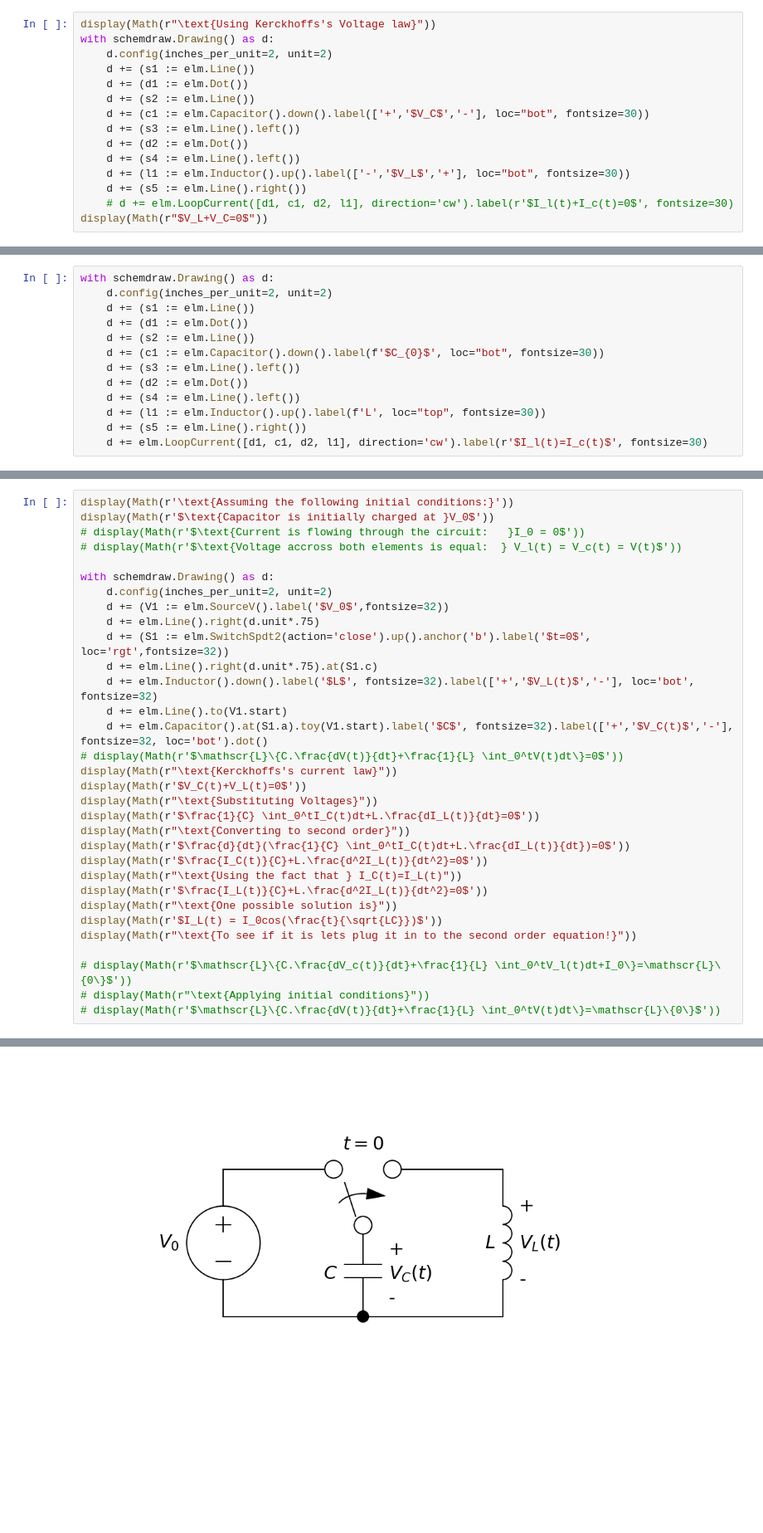
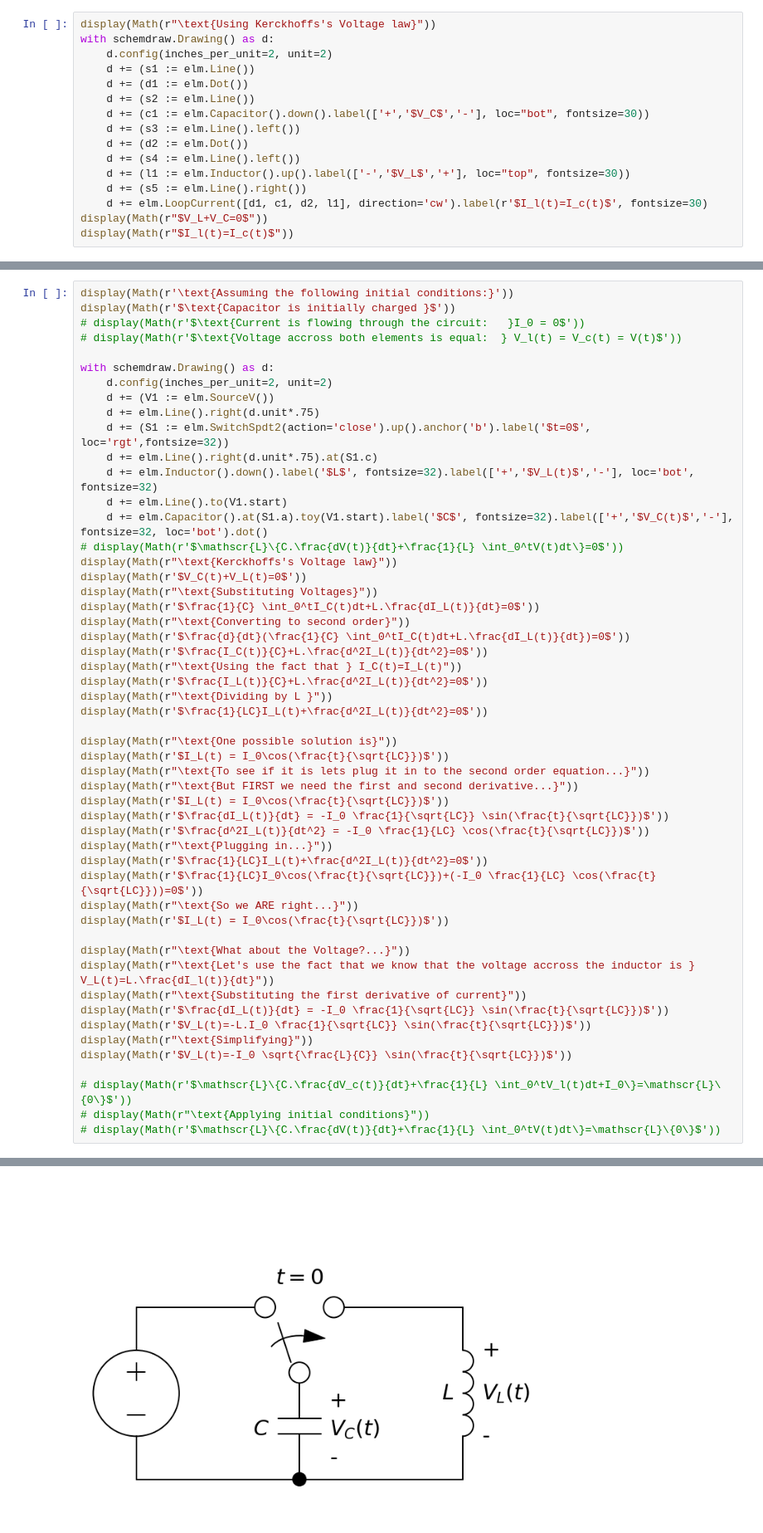
Before and after one commit to Sultan-Miscellaneous/LC_Interactive, a Jupyter notebook: LC_interactive.ipynb, the cells around one changed output, grey strips where cells are left out. Shown at 83% size. Saved outputs shown, nothing was run; the diff lists cells and outputs as text; blank space fills up the shorter version.

```diff
--- a/LC_interactive.ipynb
+++ b/LC_interactive.ipynb
@@ -119,9 +119,10 @@ with schemdraw.Drawing() as d:
     d += (s3 := elm.Line().left())
     d += (d2 := elm.Dot())
     d += (s4 := elm.Line().left())
-    d += (l1 := elm.Inductor().up().label(['-','$V_L$','+'], loc="bot", fontsize=30))
+    d += (l1 := elm.Inductor().up().label(['-','$V_L$','+'], loc="top", fontsize=30))
     d += (s5 := elm.Line().right())
-    # d += elm.LoopCurrent([d1, c1, d2, l1], direction='cw').label(r'$I_l(t)+I_c(t)=0$', fontsize=30)
+    d += elm.LoopCurrent([d1, c1, d2, l1], direction='cw').label(r'$I_l(t)=I_c(t)$', fontsize=30)
 display(Math(r"$V_L+V_C=0$"))
+display(Math(r"$I_l(t)=I_c(t)$"))
 # %% [output]
 $\displaystyle \text{Using Kerckhoffs's Voltage law}$
@@ -145,16 +147,3 @@ $\displaystyle V_L+V_C=0$
 #     d += (l1 := elm.Inductor().up().label(f'L', loc="top", fontsize=30))
 #     d += (s5 := elm.Line().right())
 #     # d += elm.LoopCurrent([d1, c1, d2, l1], direction='cw').label('$I(t)$', fontsize=30)
-# %%
-with schemdraw.Drawing() as d:
-    d.config(inches_per_unit=2, unit=2)
-    d += (s1 := elm.Line())
-    d += (d1 := elm.Dot())
-    d += (s2 := elm.Line())
-    d += (c1 := elm.Capacitor().down().label(f'$C_{0}$', loc="bot", fontsize=30))
-    d += (s3 := elm.Line().left())
-    d += (d2 := elm.Dot())
-    d += (s4 := elm.Line().left())
-    d += (l1 := elm.Inductor().up().label(f'L', loc="top", fontsize=30))
-    d += (s5 := elm.Line().right())
-    d += elm.LoopCurrent([d1, c1, d2, l1], direction='cw').label(r'$I_l(t)=I_c(t)$', fontsize=30)
@@ -163,12 +150,12 @@ with schemdraw.Drawing() as d:
 # %%
 display(Math(r'\text{Assuming the following initial conditions:}'))
-display(Math(r'$\text{Capacitor is initially charged at }V_0$'))
+display(Math(r'$\text{Capacitor is initially charged }$'))
 # display(Math(r'$\text{Current is flowing through the circuit:   }I_0 = 0$'))
 # display(Math(r'$\text{Voltage accross both elements is equal:  } V_l(t) = V_c(t) = V(t)$'))
 
 with schemdraw.Drawing() as d:
     d.config(inches_per_unit=2, unit=2)
-    d += (V1 := elm.SourceV().label('$V_0$',fontsize=32))
+    d += (V1 := elm.SourceV())
     d += elm.Line().right(d.unit*.75)
     d += (S1 := elm.SwitchSpdt2(action='close').up().anchor('b').label('$t=0$', loc='rgt',fontsize=32))
     d += elm.Line().right(d.unit*.75).at(S1.c)
@@ -176,7 +163,7 @@ with schemdraw.Drawing() as d:
     d += elm.Line().to(V1.start)
     d += elm.Capacitor().at(S1.a).toy(V1.start).label('$C$', fontsize=32).label(['+','$V_C(t)$','-'], fontsize=32, loc='bot').dot()
 # display(Math(r'$\mathscr{L}\{C.\frac{dV(t)}{dt}+\frac{1}{L} \int_0^tV(t)dt\}=0$'))
-display(Math(r"\text{Kerckhoffs's current law}"))
+display(Math(r"\text{Kerckhoffs's Voltage law}"))
 display(Math(r'$V_C(t)+V_L(t)=0$'))
 display(Math(r"\text{Substituting Voltages}"))
 display(Math(r'$\frac{1}{C} \int_0^tI_C(t)dt+L.\frac{dI_L(t)}{dt}=0$'))
@@ -185,9 +172,29 @@ display(Math(r'$\frac{d}{dt}(\frac{1}{C} \int_0^tI_C(t)dt+L.\frac{dI_L(t)}{dt})=
 display(Math(r'$\frac{I_C(t)}{C}+L.\frac{d^2I_L(t)}{dt^2}=0$'))
 display(Math(r"\text{Using the fact that } I_C(t)=I_L(t)"))
 display(Math(r'$\frac{I_L(t)}{C}+L.\frac{d^2I_L(t)}{dt^2}=0$'))
+display(Math(r"\text{Dividing by L }"))
+display(Math(r'$\frac{1}{LC}I_L(t)+\frac{d^2I_L(t)}{dt^2}=0$'))
+
 display(Math(r"\text{One possible solution is}"))
-display(Math(r'$I_L(t) = I_0cos(\frac{t}{\sqrt{LC}})$'))
-display(Math(r"\text{To see if it is lets plug it in to the second order equation!}"))
+display(Math(r'$I_L(t) = I_0\cos(\frac{t}{\sqrt{LC}})$'))
+display(Math(r"\text{To see if it is lets plug it in to the second order equation...}"))
+display(Math(r"\text{But FIRST we need the first and second derivative...}"))
+display(Math(r'$I_L(t) = I_0\cos(\frac{t}{\sqrt{LC}})$'))
+display(Math(r'$\frac{dI_L(t)}{dt} = -I_0 \frac{1}{\sqrt{LC}} \sin(\frac{t}{\sqrt{LC}})$'))
+display(Math(r'$\frac{d^2I_L(t)}{dt^2} = -I_0 \frac{1}{LC} \cos(\frac{t}{\sqrt{LC}})$'))
+display(Math(r"\text{Plugging in...}"))
+display(Math(r'$\frac{1}{LC}I_L(t)+\frac{d^2I_L(t)}{dt^2}=0$'))
+display(Math(r'$\frac{1}{LC}I_0\cos(\frac{t}{\sqrt{LC}})+(-I_0 \frac{1}{LC} \cos(\frac{t}{\sqrt{LC}}))=0$'))
+display(Math(r"\text{So we ARE right...}"))
+display(Math(r'$I_L(t) = I_0\cos(\frac{t}{\sqrt{LC}})$'))
+
+display(Math(r"\text{What about the Voltage?...}"))
+display(Math(r"\text{Let's use the fact that we know that the voltage accross the inductor is } V_L(t)=L.\frac{dI_l(t)}{dt}"))
+display(Math(r"\text{Substituting the first derivative of current}"))
+display(Math(r'$\frac{dI_L(t)}{dt} = -I_0 \frac{1}{\sqrt{LC}} \sin(\frac{t}{\sqrt{LC}})$'))
+display(Math(r'$V_L(t)=-L.I_0 \frac{1}{\sqrt{LC}} \sin(\frac{t}{\sqrt{LC}})$'))
+display(Math(r"\text{Simplifying}"))
+display(Math(r'$V_L(t)=-I_0 \sqrt{\frac{L}{C}} \sin(\frac{t}{\sqrt{LC}})$'))
 
 # display(Math(r'$\mathscr{L}\{C.\frac{dV_c(t)}{dt}+\frac{1}{L} \int_0^tV_l(t)dt+I_0\}=\mathscr{L}\{0\}$'))
 # display(Math(r"\text{Applying initial conditions}"))
@@ -198 +205 @@ $\displaystyle \text{Capacitor is initially charged at }V_0$
-[figure, old version]
+[figure, new version]
```
Also changed, not shown: parts of 12 cells of this notebook.
